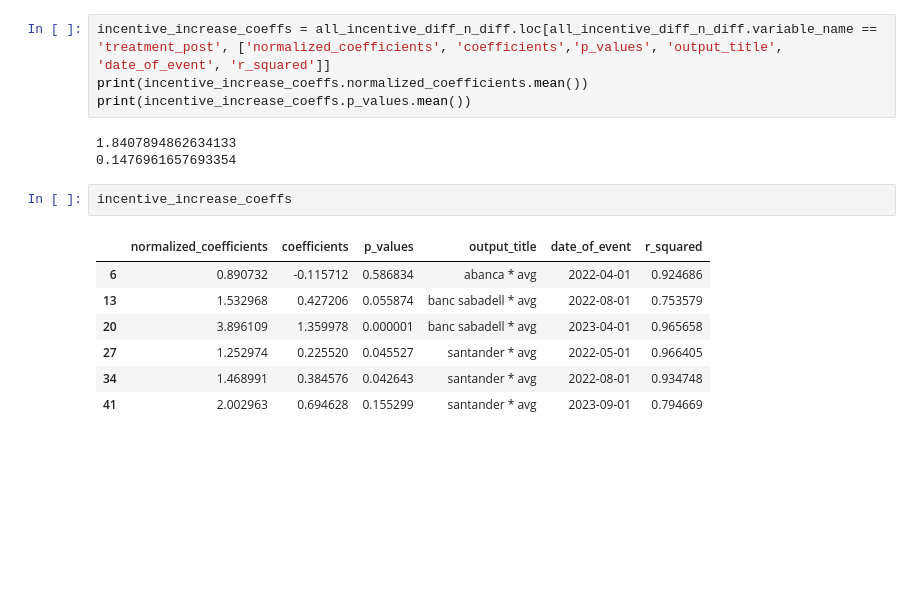
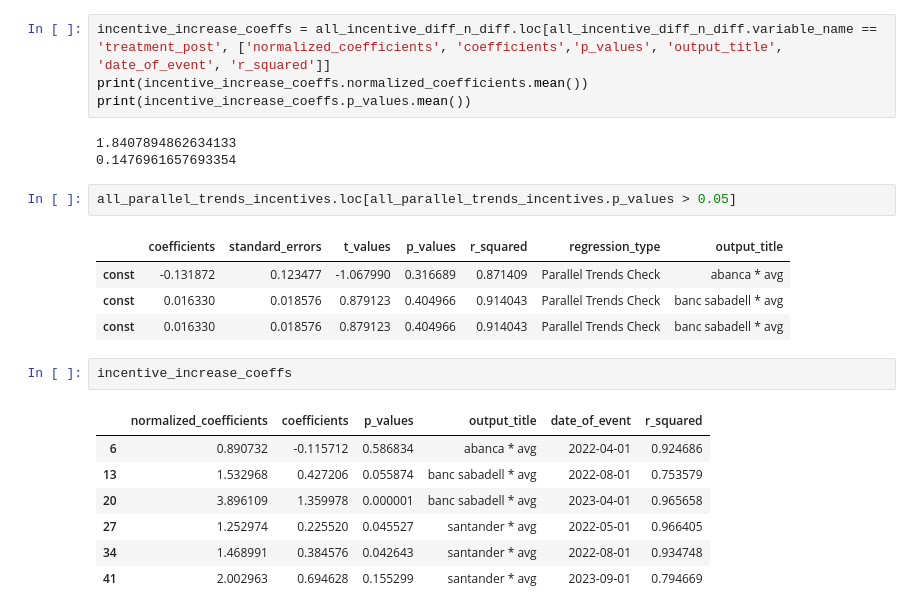
Before and after one commit to agbennett-bse/deloitte_digital_banking, a Jupyter notebook: deloitte_digital_banking/incentive_diff_and_diff_w_vars.ipynb, the cells around one changed output. Cells and saved outputs as stored; diff of their text form; blank space fills up the shorter version.

```diff
--- a/deloitte_digital_banking/incentive_diff_and_diff_w_vars.ipynb
+++ b/deloitte_digital_banking/incentive_diff_and_diff_w_vars.ipynb
@@ -874,6 +890,13 @@ print(incentive_increase_coeffs.p_values.mean())
 # %% [output]
 1.8407894862634133
 0.1476961657693354
+# %%
+all_parallel_trends_incentives.loc[all_parallel_trends_incentives.p_values > 0.05]
+# %% [output]
+|  | coefficients | standard_errors | t_values | p_values | r_squared | regression_type | output_title |
+| const | -0.131872 | 0.123477 | -1.067990 | 0.316689 | 0.871409 | Parallel Trends Check | abanca * avg |
+| const | 0.016330 | 0.018576 | 0.879123 | 0.404966 | 0.914043 | Parallel Trends Check | banc sabadell * avg |
+| const | 0.016330 | 0.018576 | 0.879123 | 0.404966 | 0.914043 | Parallel Trends Check | banc sabadell * avg |
 # %%
 incentive_increase_coeffs
 # %% [output]
```
Also changed, not shown: parts of 19 cells of this notebook, 1 other file.
